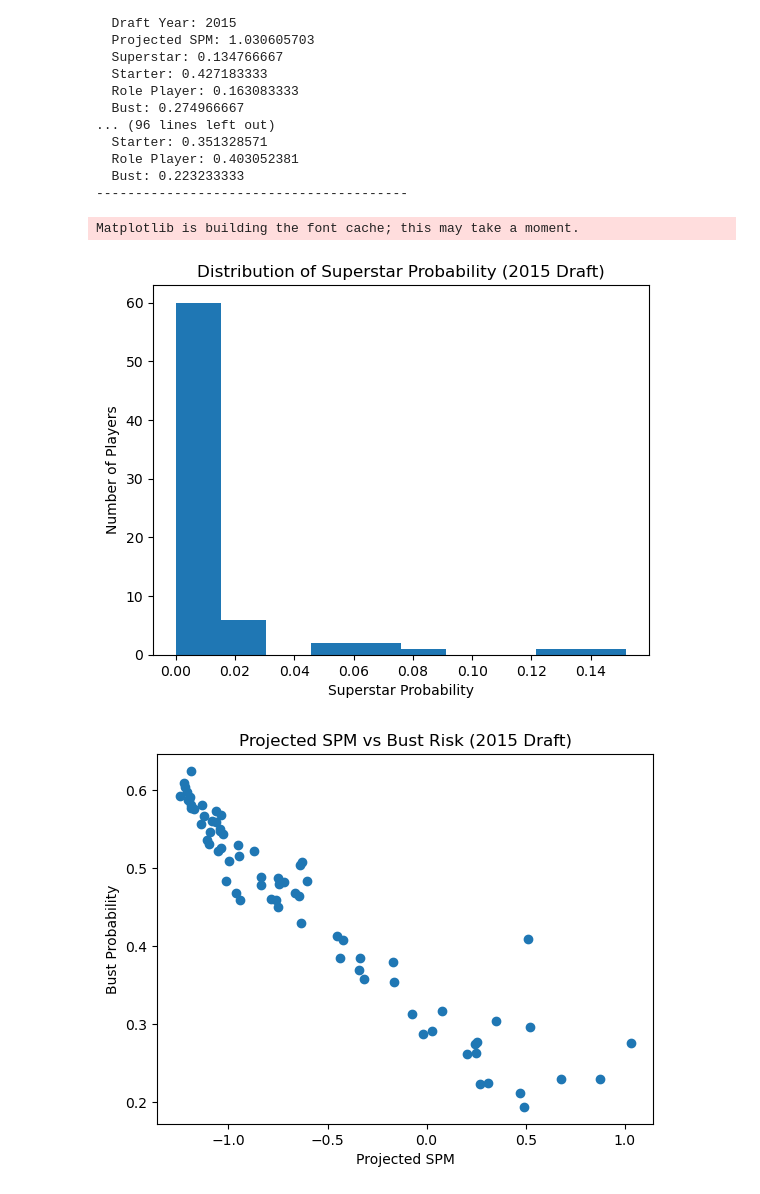
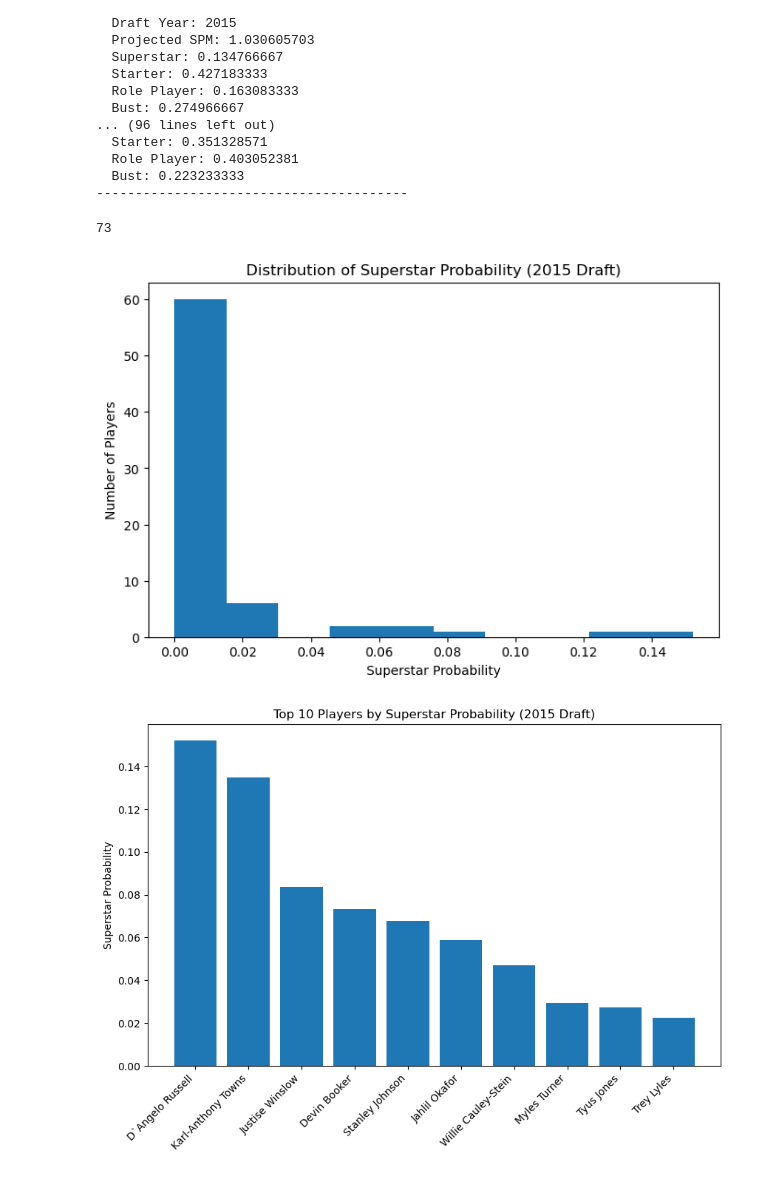
Before and after one commit to hunterthompson247/CS130-project, a Jupyter notebook: analysis.ipynb, the cells around one changed output. Cells and saved outputs as stored; diff of their text form; code cells hidden in the pictures.

```diff
--- a/analysis.ipynb
+++ b/analysis.ipynb
@@ -164,3 +164,24 @@ Rank 1
   Role Player: 0.403052381
   Bust: 0.223233333
 ----------------------------------------
+# %%
+players_2015 = []
+
+draft_year_idx = header.index("Draft Year")
+spm_idx = header.index("Projected SPM")
+superstar_idx = header.index("Superstar")
+bust_idx = header.index("Bust")
+player_idx = header.index("Player")
+
+for row in rows:
+    if row[draft_year_idx] == "2015":
+        players_2015.append({
+            "Player": row[player_idx],
+            "SPM": float(row[spm_idx]),
+            "Superstar": float(row[superstar_idx]),
+            "Bust": float(row[bust_idx])
+        })
+
+len(players_2015)
+# %% [output]
+73
@@ -167,25 +195,31 @@ Rank 1
 # %%
-import matplotlib.pyplot as plt
-
-superstar_probs = [row[superstar_idx] for row in players_2015]
-
-plt.hist(superstar_probs, bins=10)
+plt.figure(figsize=(8, 5))
+plt.hist([p["Superstar"] for p in players_2015], bins=10)
 plt.title("Distribution of Superstar Probability (2015 Draft)")
 plt.xlabel("Superstar Probability")
 plt.ylabel("Number of Players")
+
+plt.savefig("images/superstar_distribution.png", bbox_inches="tight")
 plt.show()
+plt.close()
 # %% [output]
-Matplotlib is building the font cache; this may take a moment.
-[figure, old version]
+[figure, new version]
 # %%
-spm_values = [row[spm_idx] for row in players_2015]
-bust_probs = [row[bust_idx] for row in players_2015]
+top_10 = sorted(players_2015, key=lambda p: p["Superstar"], reverse=True)[:10]
 
-plt.scatter(spm_values, bust_probs)
-plt.xlabel("Projected SPM")
-plt.ylabel("Bust Probability")
-plt.title("Projected SPM vs Bust Risk (2015 Draft)")
+plt.figure(figsize=(10, 6))
+plt.bar(
+    [p["Player"] for p in top_10],
+    [p["Superstar"] for p in top_10]
+)
+
+plt.xticks(rotation=45, ha="right")
+plt.ylabel("Superstar Probability")
+plt.title("Top 10 Players by Superstar Probability (2015 Draft)")
+
+plt.savefig("images/top_10_superstars.png", bbox_inches="tight")
 plt.show()
+plt.close()
 # %% [output]
-[figure, old version]
+[figure, new version]
 # %%
```
Also changed, not shown: parts of 3 cells of this notebook, 1 other file.
